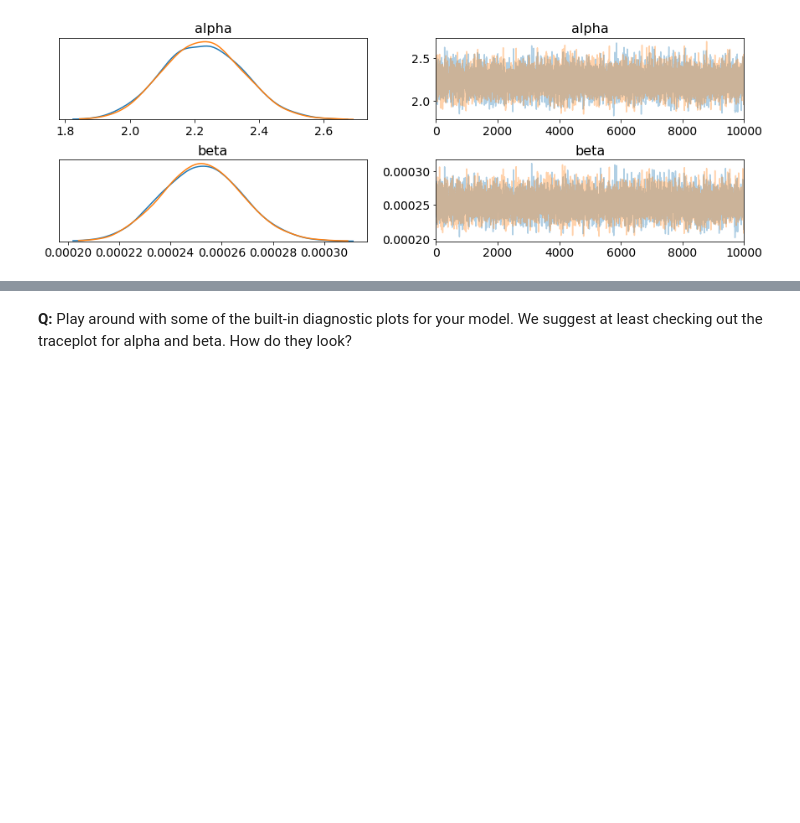
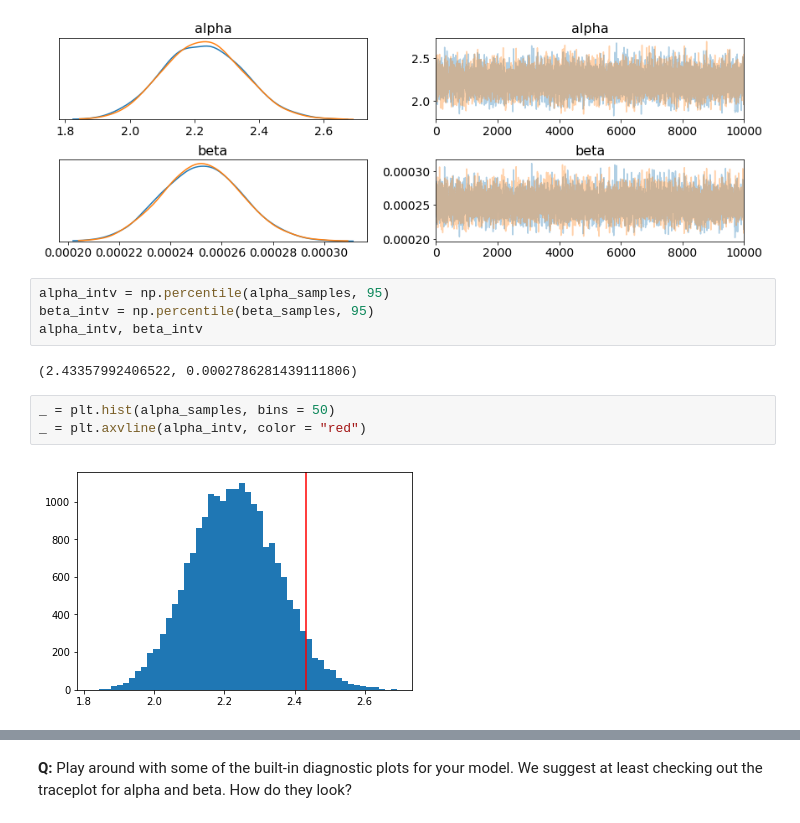
Before and after one commit to karinahou/springboard, a Jupyter notebook: inferential_statistics_3-Q_bayesian.ipynb, the cells around one changed output, grey strips where cells are left out. Cells and saved outputs as stored; diff of their text form; blank space fills up the shorter version.

```diff
--- a/inferential_statistics_3-Q_bayesian.ipynb
+++ b/inferential_statistics_3-Q_bayesian.ipynb
@@ -129,3 +129,14 @@ beta_samples = trace['beta']
 _ = pm.plots.traceplot(data=trace, var_names=["alpha", "beta"])
 # %% [output]
 [figure]
+# %%
+alpha_intv = np.percentile(alpha_samples, 95)
+beta_intv = np.percentile(beta_samples, 95)
+alpha_intv, beta_intv
+# %% [output]
+(2.43357992406522, 0.0002786281439111806)
+# %%
+_ = plt.hist(alpha_samples, bins = 50)
+_ = plt.axvline(alpha_intv, color = "red")
+# %% [output]
+[figure, added]
```
Also changed, not shown: parts of 1 cell of this notebook.
